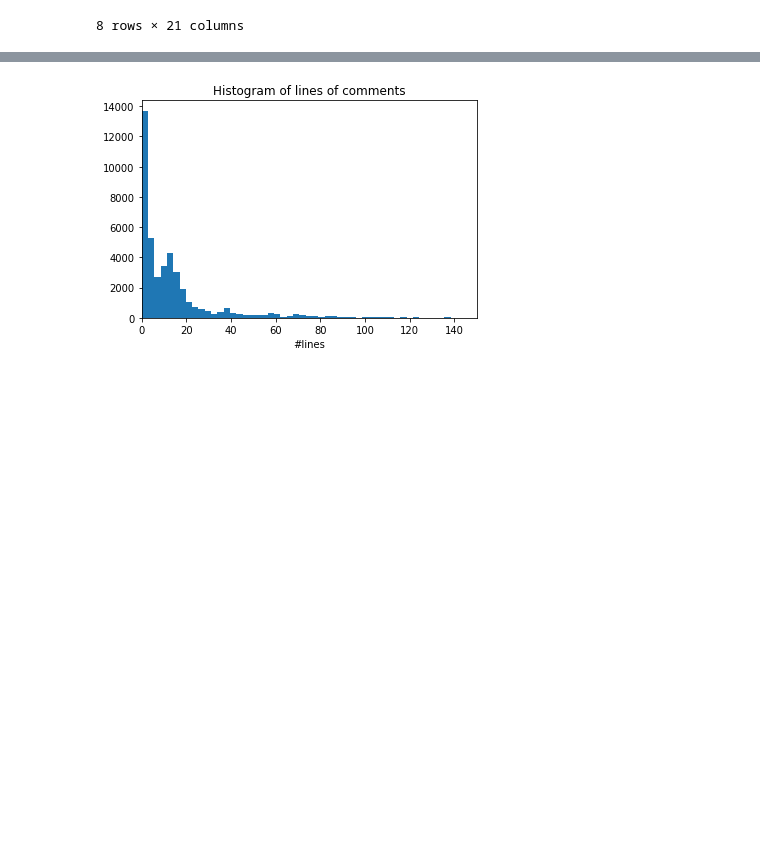
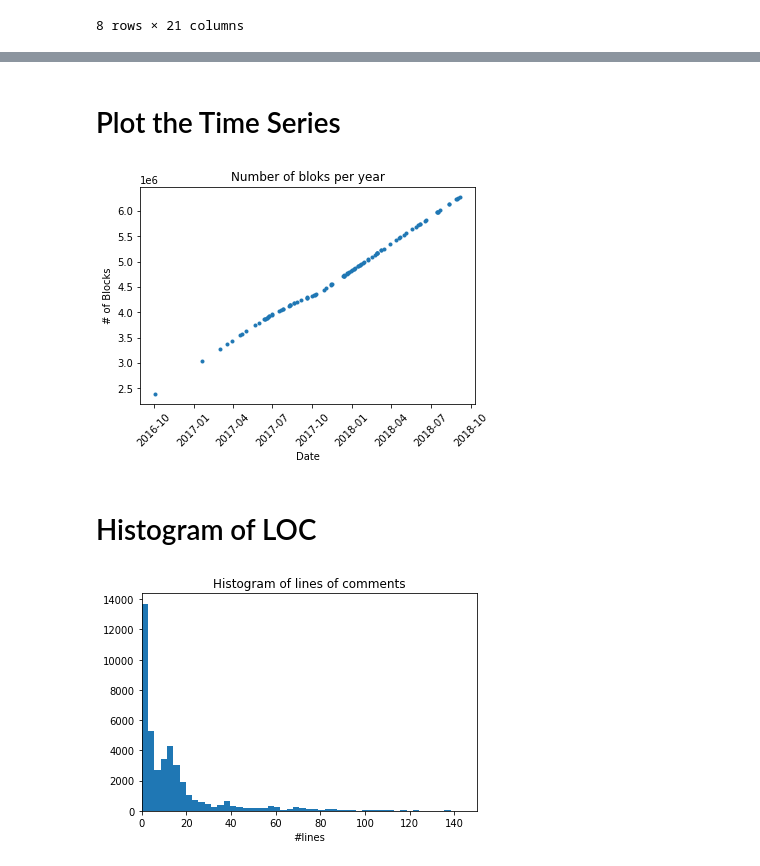
Before and after one commit to cesarsotovalero/python-project, a Jupyter notebook: smart_contracts.ipynb, the cells around one changed output, grey strips where cells are left out. Cells and saved outputs as stored; diff of their text form; code cells hidden in the pictures; blank space fills up the shorter version.

```diff
--- a/smart_contracts.ipynb
+++ b/smart_contracts.ipynb
@@ -83 +120,13 @@ df.describe()
+# %% [markdown]
+# Plot the Time Series
+# %%
+plt.plot(df["block_time"].values[0:100], df["blockNumber"].values[0:100], '.')
+plt.xticks(rotation=45)
+plt.title("Number of bloks per year")
+plt.xlabel("Date")
+plt.ylabel("# of Blocks");
+# %% [output]
+[figure, added]
+# %% [markdown]
+# Histogram of LOC
 # %%
```
Also changed, not shown: parts of 22 cells of this notebook.
